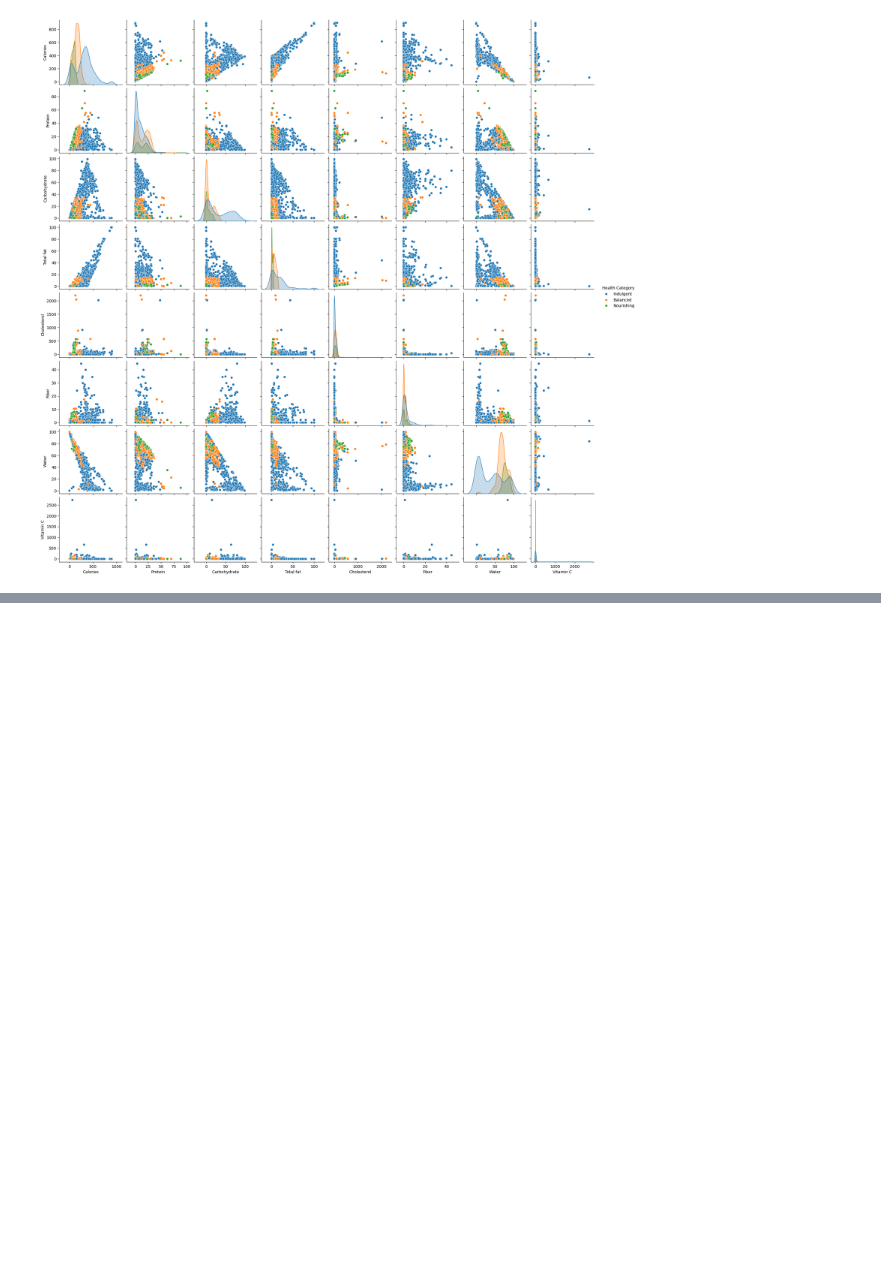
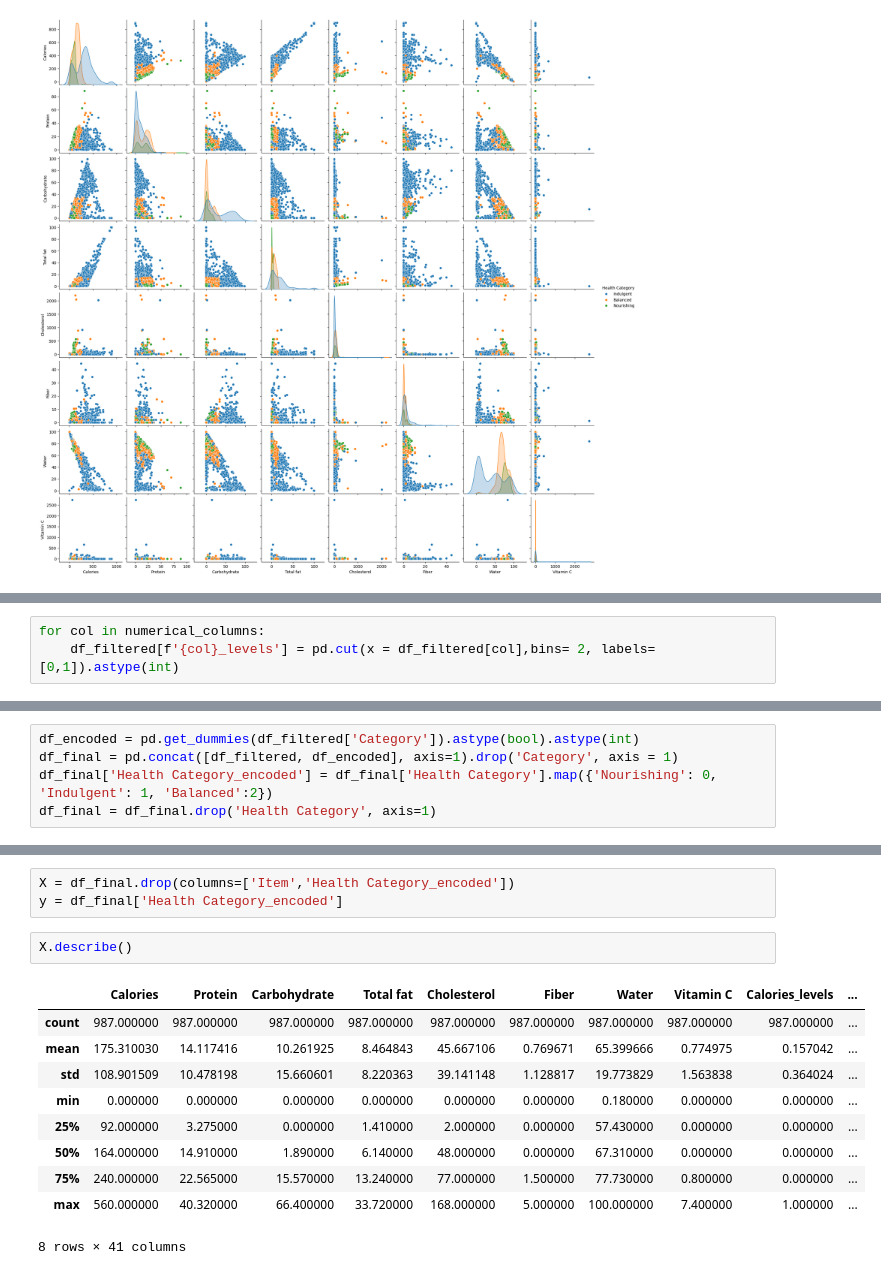
Before and after one commit to niranjankumarnk/Final_project_PredictiveModeling, a Jupyter notebook: Project work/Final project 2024.ipynb, the cells around one changed output, grey strips where cells are left out. Drawn from its saved outputs; the diff is of its cells as text; blank space fills up the shorter version.

```diff
--- a/Project work/Final project 2024.ipynb
+++ b/Project work/Final project 2024.ipynb
@@ -295,0 +344,3 @@ df.corr(numeric_only=True)
+# %%
+for col in numerical_columns:
+    df_filtered[f'{col}_levels'] = pd.cut(x = df_filtered[col],bins= 2, labels= [0,1]).astype(int)
@@ -295,0 +356,5 @@ df.corr(numeric_only=True)
+# %%
+df_encoded = pd.get_dummies(df_filtered['Category']).astype(bool).astype(int)
+df_final = pd.concat([df_filtered, df_encoded], axis=1).drop('Category', axis = 1)
+df_final['Health Category_encoded'] = df_final['Health Category'].map({'Nourishing': 0, 'Indulgent': 1, 'Balanced':2})
+df_final = df_final.drop('Health Category', axis=1)
@@ -295,0 +371,16 @@ df.corr(numeric_only=True)
+# %%
+X = df_final.drop(columns=['Item','Health Category_encoded'])
+y = df_final['Health Category_encoded']
+# %%
+X.describe()
+# %% [output]
+|  | Calories | Protein | Carbohydrate | Total fat | Cholesterol | Fiber | Water | Vitamin C | Calories_levels | ... |
+| count | 987.000000 | 987.000000 | 987.000000 | 987.000000 | 987.000000 | 987.000000 | 987.000000 | 987.000000 | 987.000000 | ... |
+| mean | 175.310030 | 14.117416 | 10.261925 | 8.464843 | 45.667106 | 0.769671 | 65.399666 | 0.774975 | 0.157042 | ... |
+| std | 108.901509 | 10.478198 | 15.660601 | 8.220363 | 39.141148 | 1.128817 | 19.773829 | 1.563838 | 0.364024 | ... |
+| min | 0.000000 | 0.000000 | 0.000000 | 0.000000 | 0.000000 | 0.000000 | 0.180000 | 0.000000 | 0.000000 | ... |
+| 25% | 92.000000 | 3.275000 | 0.000000 | 1.410000 | 2.000000 | 0.000000 | 57.430000 | 0.000000 | 0.000000 | ... |
+| 50% | 164.000000 | 14.910000 | 1.890000 | 6.140000 | 48.000000 | 0.000000 | 67.310000 | 0.000000 | 0.000000 | ... |
+| 75% | 240.000000 | 22.565000 | 15.570000 | 13.240000 | 77.000000 | 1.500000 | 77.730000 | 0.800000 | 0.000000 | ... |
+| max | 560.000000 | 40.320000 | 66.400000 | 33.720000 | 168.000000 | 5.000000 | 100.000000 | 7.400000 | 1.000000 | ... |
+8 rows × 41 columns
```
Also changed, not shown: parts of 26 cells of this notebook.
